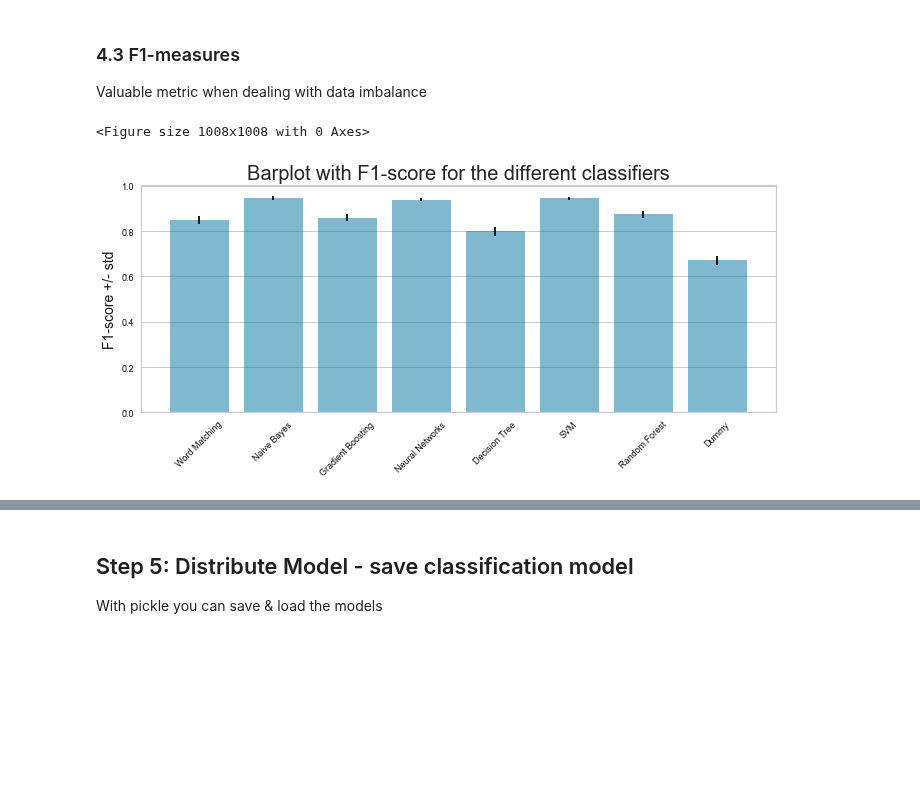
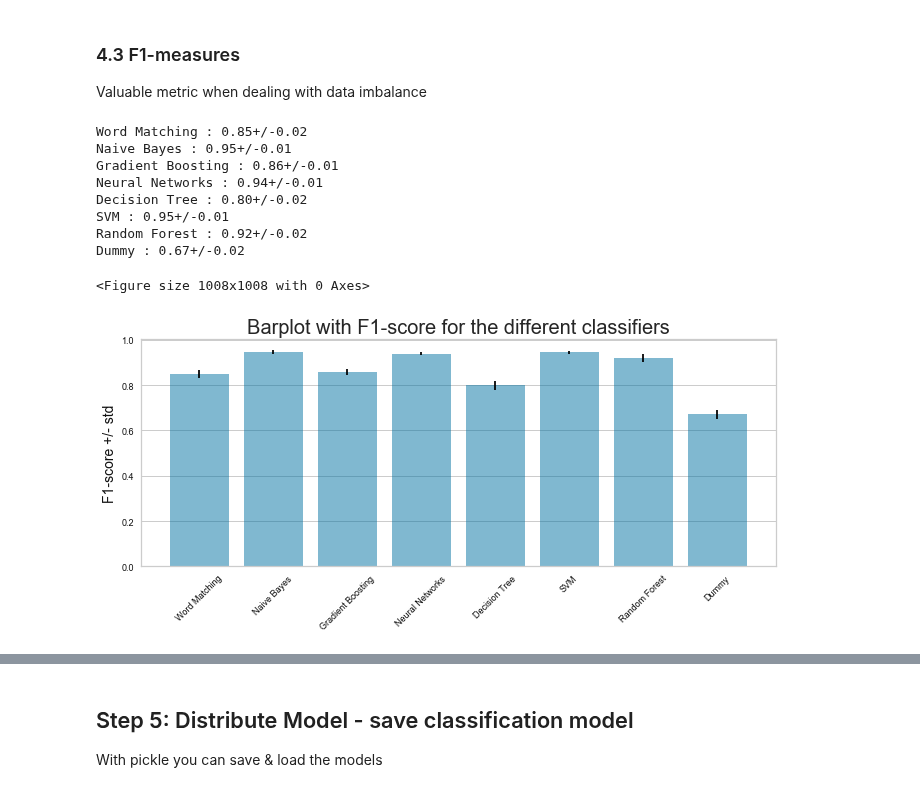
Before and after one commit to levrex/DiagnosisExtraction_ML, a Jupyter notebook: Notebook_Diagnosis_Extraction.ipynb, the cells around one changed output, grey strips where cells are left out. Cells and saved outputs as stored; diff of their text form; code cells hidden in the pictures; blank space fills up the shorter version.

Commit message:
Print F1-scores when plotting F1-measures

```diff
--- a/Notebook_Diagnosis_Extraction.ipynb
+++ b/Notebook_Diagnosis_Extraction.ipynb
@@ -429,11 +414,19 @@ Valuable metric when dealing with data imbalance
 # %%
 import matplotlib.pylab as pylab
 params = {'figure.figsize': (10,5), 'axes.titlesize':20, 'font.weight':'regular', 'xtick.labelsize':22, 'ytick.labelsize':22, 'axes.labelsize':14, 'font.size':22}#fontweight='bold'
 pylab.rcParams.update(params)
-plt = tm.plotF1scores()
+plt = tm.plotF1scores(debug=True)
 # %% [output]
-<Figure size 1008x1008 with 0 Axes>
+Word Matching : 0.85+/-0.02
+Naive Bayes : 0.95+/-0.01
+Gradient Boosting : 0.86+/-0.01
+Neural Networks : 0.94+/-0.01
+Decision Tree : 0.80+/-0.02
+SVM : 0.95+/-0.01
+Random Forest : 0.92+/-0.02
+Dummy : 0.67+/-0.02
+<Figure size 1008x1008 with 0 Axes>
-[figure, old version]
+[figure, new version]
 # %%
 d_f1 = tm.getF1()
 auc_ref = d_f1['Word Matching']
```
Also changed, not shown: parts of 5 cells of this notebook, 5 other files.
